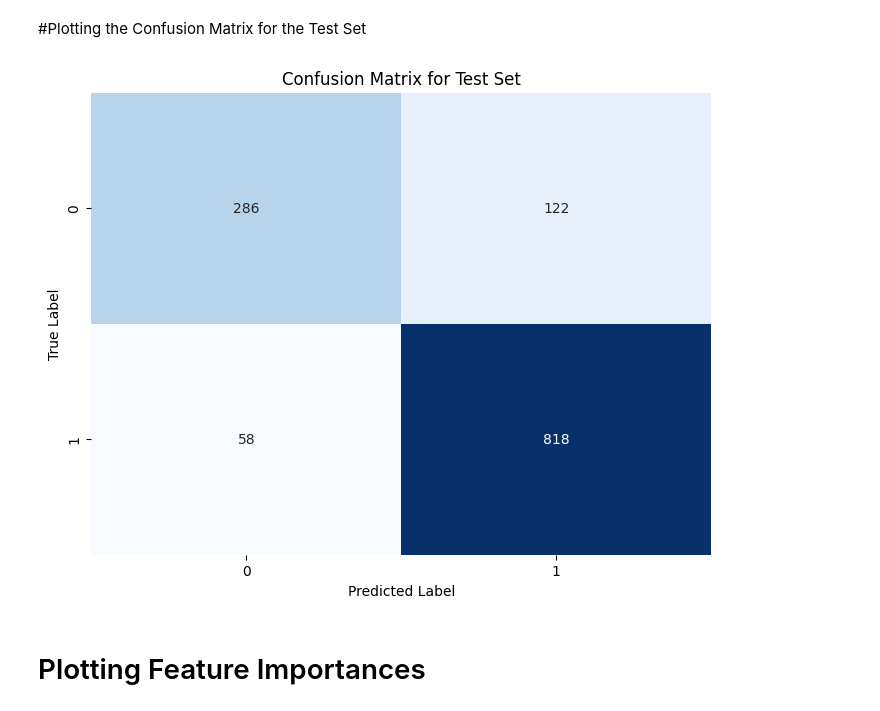
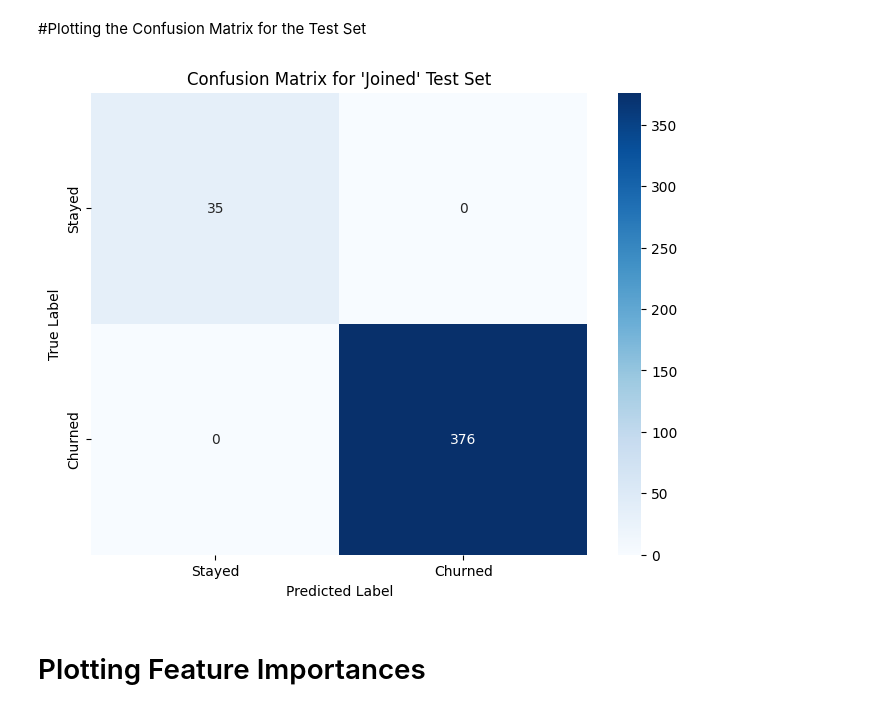
Before and after one commit to Blackan06/Build-a-Customer-Churn-Prediction-Model-Using-Decision-Trees, a Jupyter notebook: Build_a_Customer_Churn_Prediction_Model_Using_Decision_Trees.ipynb, the cells around one changed output. Saved outputs shown, nothing was run; the diff lists cells and outputs as text; code cells hidden in the pictures.

```diff
--- a/Build_a_Customer_Churn_Prediction_Model_Using_Decision_Trees.ipynb
+++ b/Build_a_Customer_Churn_Prediction_Model_Using_Decision_Trees.ipynb
@@ -89,15 +242,17 @@ X_train_res, y_train_res = smote.fit_resample(X_train, y_train)
 param_grid = {
     'n_estimators': [100, 200, 300],
     'max_depth': [10, 20, None],
-    'max_features': ['auto', 'sqrt'],
+    'max_features': ['sqrt', 'log2'],
     'class_weight': ['balanced', None]
 }
 
-rf_model = RandomForestClassifier(random_state=42)
-grid_search = GridSearchCV(estimator=rf_model, param_grid=param_grid, cv=5, n_jobs=-1, verbose=2)
-grid_search.fit(X_train_res, y_train_res)
+rf_model = RandomForestClassifier(n_estimators=100, random_state=42)
+grid_search = GridSearchCV(estimator=rf_model, param_grid=param_grid, cv=5, n_jobs=-1, verbose=3)
+grid_search.fit(X_train, y_train)
 
 # Best model after hyperparameter tuning
 best_rf_model = grid_search.best_estimator_
+
+print("Best Parameters:", grid_search.best_params_)
 # %% [output]
 Fitting 5 folds for each of 36 candidates, totalling 180 fits
@@ -177,0 +302,23 @@ weighted avg       0.86      0.86      0.86      1284
+# %%
+X_test_joined = test_set.drop(columns=['Customer_Status'])
+y_test_joined_true = test_set['Customer_Status']  # Nhãn thực tế cho tập 'Joined'
+
+# Dự đoán với mô hình đã huấn luyện
+y_test_joined_pred = best_rf_model.predict(X_test_joined)
+
+# Đánh giá mô hình trên tập 'Joined'
+print("\nClassification Report for 'Joined' Test Set:")
+print(classification_report(y_test_joined_pred, y_test_joined_pred, target_names=['Stayed', 'Churned']))
+
+unique, counts = np.unique(y_test_joined_pred, return_counts=True)
+predictions_summary = dict(zip(unique, counts))
+
+print("Thống kê kết quả dự đoán trên tập test:")
+label_mapping = {
+    0: 'Stayed',
+    1: 'Churned'
+}
+
+# In kết quả dự đoán với tên nhãn cụ thể
+for label, count in predictions_summary.items():
+    print(f"{label_mapping[label]}: {count} lần")
@@ -178,15 +339,21 @@ weighted avg       0.86      0.86      0.86      1284
 # %% [markdown]
 #Plotting the Confusion Matrix for the Test Set
 # %%
-conf_matrix = confusion_matrix(y_test, y_test_pred)
+# Tạo ma trận nhầm lẫn (confusion matrix) cho tập 'Joined'
+conf_matrix_joined = confusion_matrix(y_test_joined_pred, y_test_joined_pred)
+
+# Đặt các nhãn cho trục x và y
+labels = ['Stayed', 'Churned']
+
+# Vẽ biểu đồ heatmap cho ma trận nhầm lẫn với nhãn đầy đủ và thanh màu
 plt.figure(figsize=(8, 6))
-sns.heatmap(conf_matrix, annot=True, fmt="d", cmap="Blues", cbar=False)
-plt.title("Confusion Matrix for Test Set")
+sns.heatmap(conf_matrix_joined, annot=True, fmt="d", cmap="Blues", cbar=True, xticklabels=labels, yticklabels=labels)
+plt.title("Confusion Matrix for 'Joined' Test Set")
 plt.xlabel("Predicted Label")
 plt.ylabel("True Label")
 plt.show()
 # %% [output]
-[figure, old version]
+[figure, new version]
 # %% [markdown]
 # Plotting Feature Importances
 # %%
```
Also changed, not shown: parts of 29 cells of this notebook.
